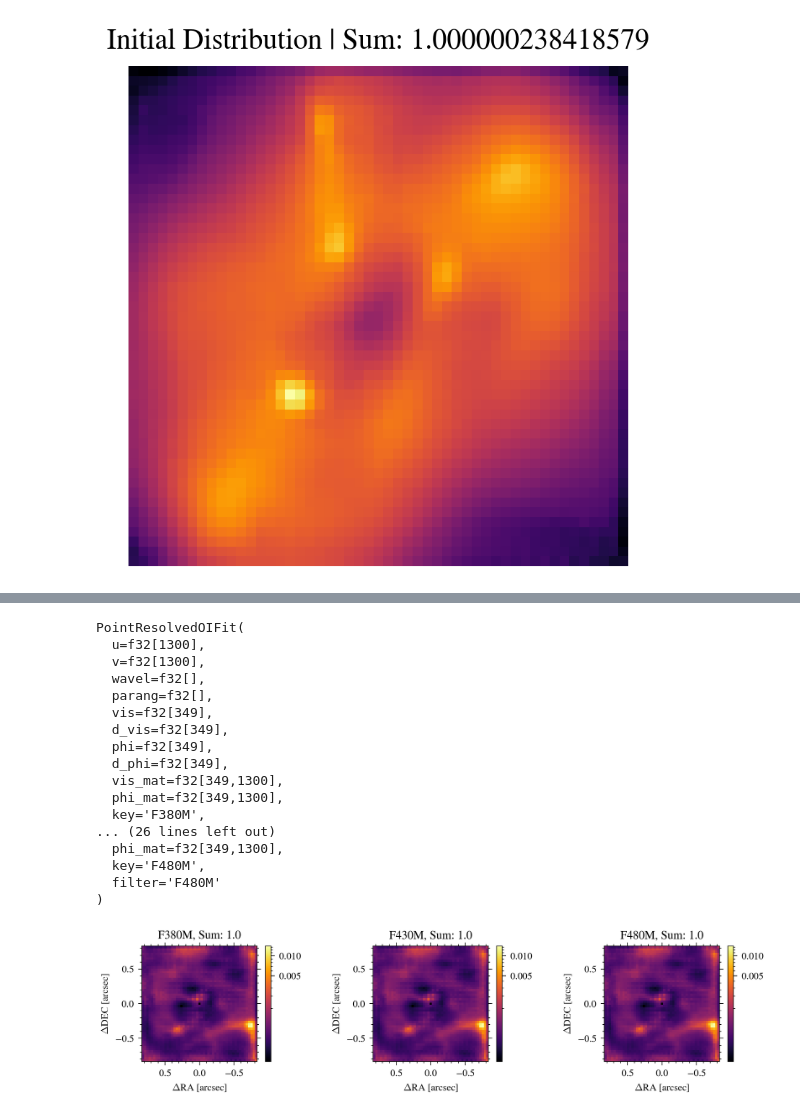
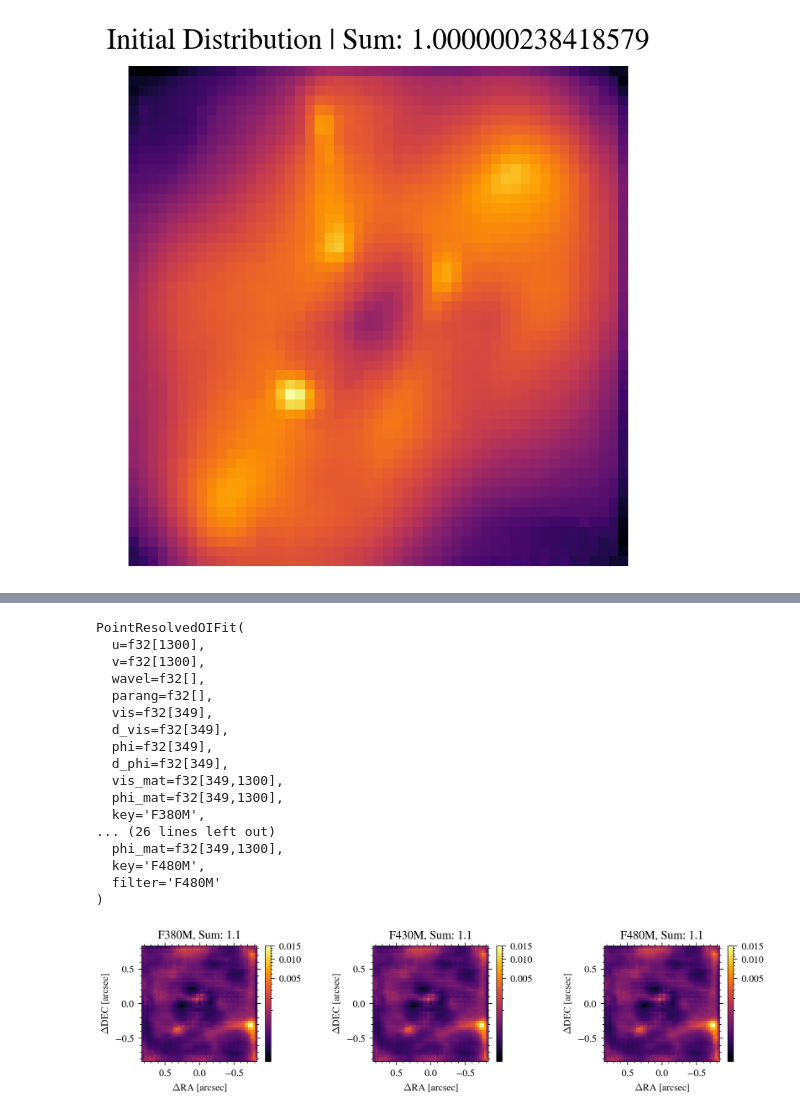
Before and after one commit to JonahDG/frito, a Jupyter notebook: notebooks/Testing/DiscoTesting.ipynb, the cells around one changed output, grey strips where cells are left out. Cells and saved outputs as stored; diff of their text form; code cells hidden in the pictures.

```diff
--- a/notebooks/Testing/DiscoTesting.ipynb
+++ b/notebooks/Testing/DiscoTesting.ipynb
@@ -79,2 +92,4 @@ disco_PDS70_path = os.path.join(main_data_path, 'jwst', 'PDS70', 'disco', 'bgmas
 # %%
 disco_PDS70 = np.load(disco_PDS70_path, allow_pickle=True).item()
+disco_HD100546 = np.load(disco_HD100546_path, allow_pickle=True).item()
+disco_HD135344B = np.load(disco_HD135344B_path, allow_pickle=True).item()
@@ -214,5 +283,12 @@ Text(0.5, 1.0, 'Initial Distribution | Sum: 1.000000238418579')
 # %%
 optics_diameter = 6.603464
 otf_coords = dlu.pixel_coords(51, 2 * optics_diameter)
-basis = AutoencoderBasis(norm_sutured_ae)
-ois = [PROIF(oi_data, key, filter=key,) for key, oi_data in disco_PDS70.items()]
+basis = AutoencoderBasis(sutured_ae)
+ois = [
+    PROIF(
+        oi_data,
+        key,
+        filter=key,
+    )
+    for key, oi_data in disco_HD135344B.items()
+]
@@ -239,13 +295,12 @@ ois
 # %%
 model = PRDM(
-    ois = ois,
-    distribution = init_dist,
-    basis = basis,
-    contrast = 0.045,
-    uv_npixels = 2 * otf_coords.shape[-1],
-    uv_pscale = 0.5 * np.diff(otf_coords[0,0]).mean(),
-    oversample = 2.0
-
+    ois=ois,
+    distribution=init_dist,
+    basis=basis,
+    contrast=0.045,
+    uv_npixels=2 * otf_coords.shape[-1],
+    uv_pscale=0.5 * np.diff(otf_coords[0, 0]).mean(),
+    oversample=2.0,
 )
 # %%
 fig, ax = plt.subplots(1, 3, figsize=(8, 2))
@@ -256,35 +311,37 @@ for idx, oi in enumerate(ois):
 
     c0 = drt.plotting.plot_result(
         ax[idx],
-        init_dist.at[init_dist.shape[0] // 2, init_dist.shape[1] // 2].set(np.nan),
+        init_dist.at[init_dist.shape[0] // 2, init_dist.shape[1] // 2].set(
+            np.nan
+        ),
         pixel_scale=dlu.rad2arcsec(model.pscale_in),
         cmap=inferno,
         norm=mpl.colors.PowerNorm(0.3),
     )
     fig.colorbar(c0, ax=ax[idx])
     ax[idx].set(title=f"{oi.filter}, Sum: {init_dist.sum():.1f}")
 
 plt.tight_layout()
 plt.show()
 # %% [output]
 PointResolvedOIFit(
   u=f32[1300],
   v=f32[1300],
   wavel=f32[],
   parang=f32[],
   vis=f32[349],
   d_vis=f32[349],
   phi=f32[349],
   d_phi=f32[349],
   vis_mat=f32[349,1300],
   phi_mat=f32[349,1300],
   key='F380M',
 ... (26 lines left out)
   phi_mat=f32[349,1300],
   key='F480M',
   filter='F480M'
 )
-[figure, old version]
+[figure, new version]
 # %%
 from optax import sgd, adam
 from dorito.stats import disco_regularised_loss_fn
```
Also changed, not shown: parts of 12 cells of this notebook, 8 other files.
